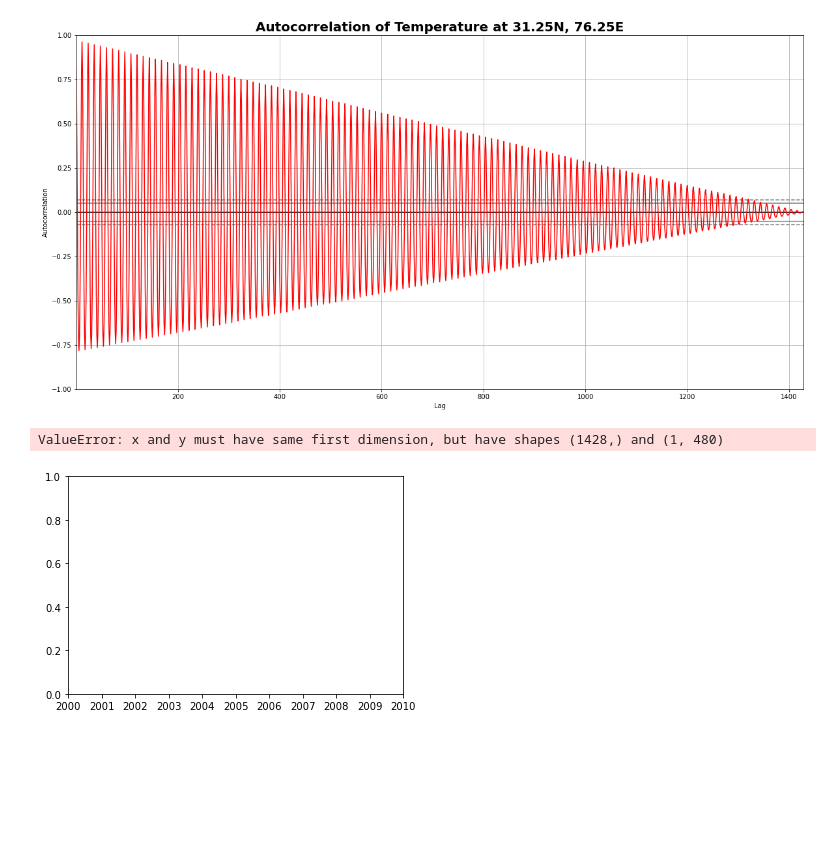
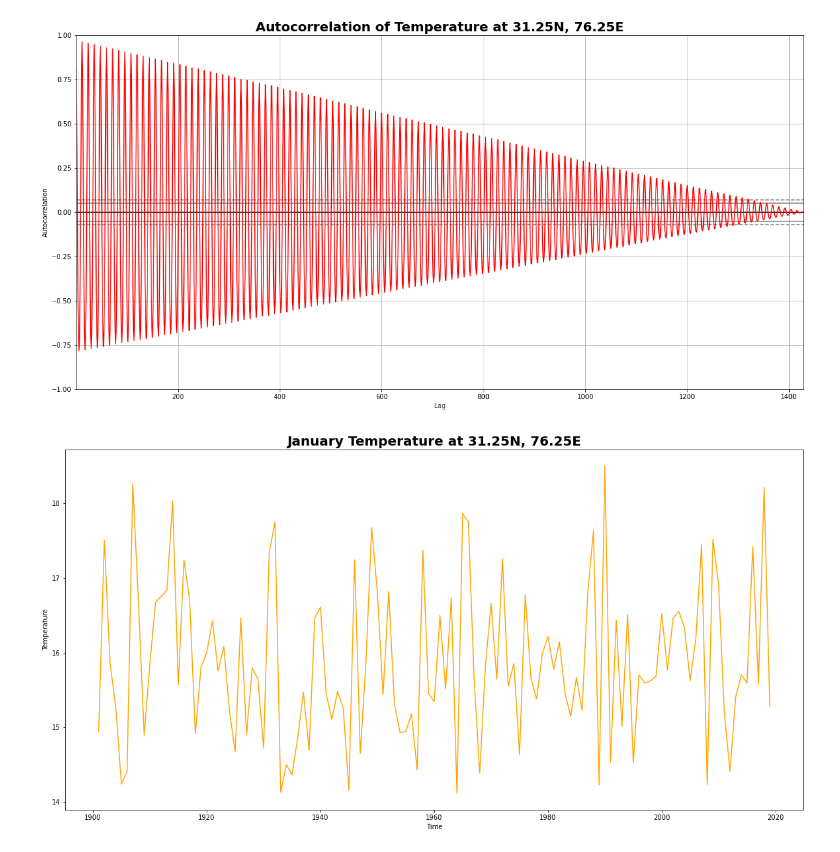
Before and after one commit to alliajagbe/time-series, a Jupyter notebook: timedata2.ipynb, the cells around one changed output. Cells and saved outputs as stored; diff of their text form; code cells hidden in the pictures; blank space fills up the shorter version.

```diff
--- a/timedata2.ipynb
+++ b/timedata2.ipynb
@@ -118,12 +118,13 @@ plt.show()
 [figure]
 # %%
 # plotting just january temperature for each year
+january_data = tasmax_location.sel(time=tasmax_location.time.dt.month==1)
 plt.close('all')
-plt.plot(tasmax_location.time,tasmax_location.sel(time=slice('1980-01-01','2019-12-31')).to_array())
-plt.title('January Temperature at 31.25N, 76.25E')
+plt.figure(figsize=(20,10))
+plt.plot(january_data.time, january_data.temp.values,'orange')
+plt.title('January Temperature at 31.25N, 76.25E', fontsize=20, fontweight='bold')
 plt.xlabel('Time')
 plt.ylabel('Temperature')
 plt.show()
 # %% [output]
-ValueError: x and y must have same first dimension, but have shapes (1428,) and (1, 480)
-[figure, old version]
+[figure, new version]
```
